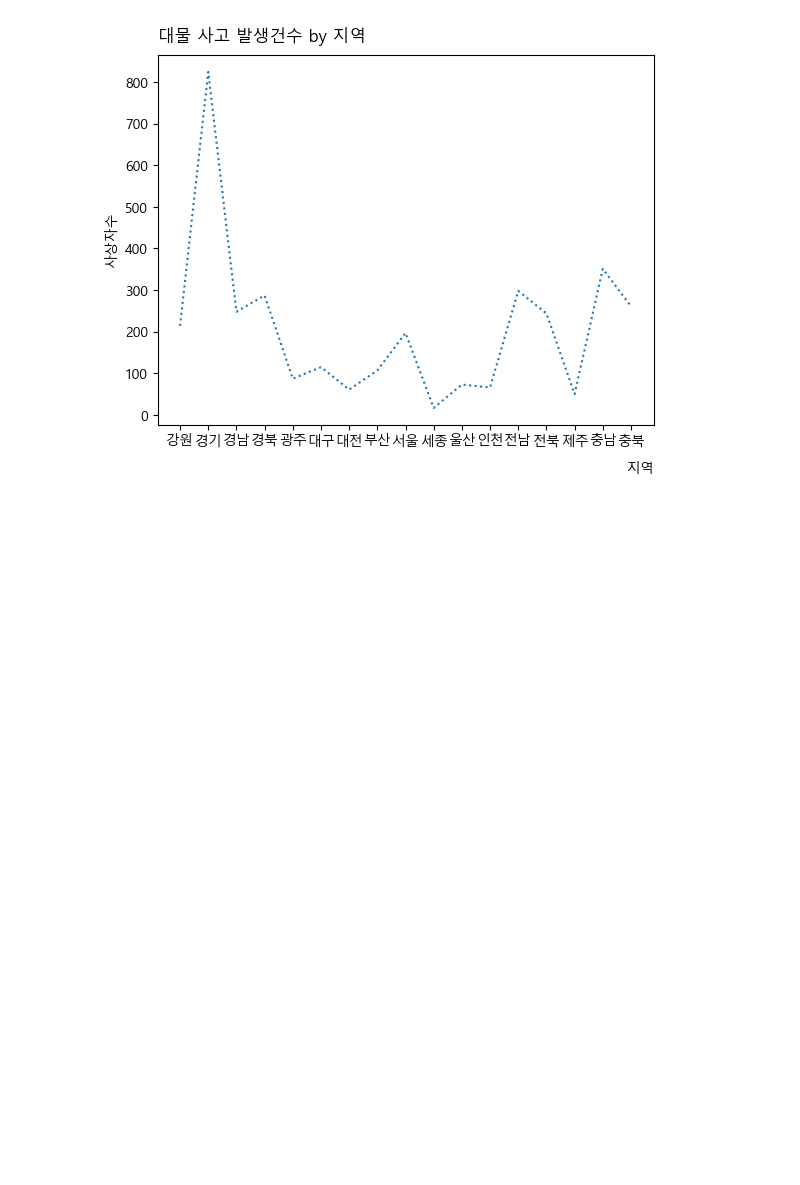
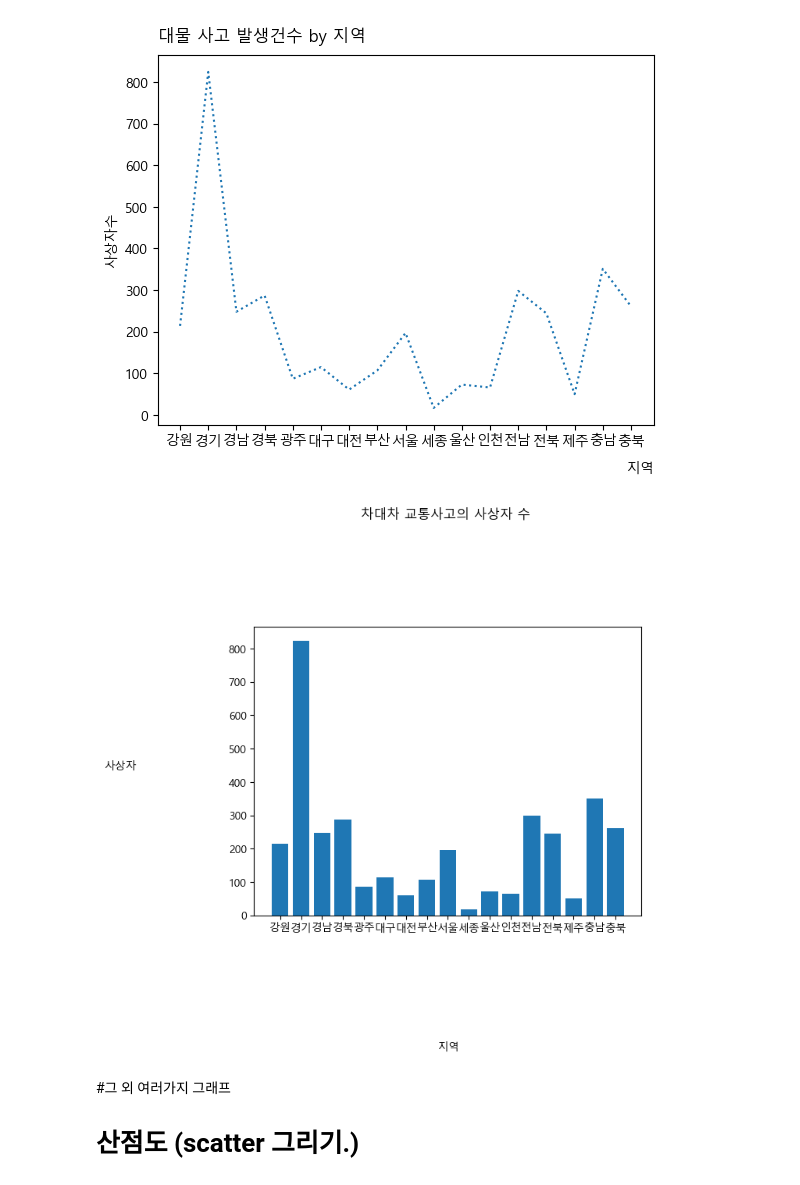
Before and after one commit to positivemultiplier/LG_DX_SCHOOL, a Jupyter notebook: 01_Foundation/python_lib/20250717_visualization.ipynb, the cells around one changed output. Cells and saved outputs as stored; diff of their text form; code cells hidden in the pictures; blank space fills up the shorter version.

```diff
--- a/01_Foundation/python_lib/20250717_visualization.ipynb
+++ b/01_Foundation/python_lib/20250717_visualization.ipynb
@@ -123,7 +123,7 @@ pd.set_option("display.max_columns", None)
 # 다시 리셋해서 ... 표시 나오게 만들자.
 # pd.reset_option("display.max_columns")
 # %%
-data = pd.read_csv("data/plot/Traffic_Accident_2017.csv", encoding="euc-kr")
+data = pd.read_csv("./data/plot/Traffic_Accident_2017.csv", encoding="euc-kr")
 data
 # 요일별로 사고 건수를 시각화해보자
 # 표를 좀 줄여서 세팅하자!
@@ -287,3 +288,24 @@ plt.ylabel("사상자수" )
 plt.show()
 # %% [output]
 [figure]
+# %%
+# bar 그래프를 그려보자
+plt.bar(x, y)
+
+
+# bar 그래프 꾸미기.
+plt.title("차대차 교통사고의 사상자 수 ", pad = 100, loc = "center" )
+
+#x축 지역
+plt.xlabel("지역", loc= "center", labelpad = 100)
+
+#y축 사상자 => 글 바꾸기.
+plt.ylabel("사상자",loc = "center" , labelpad = 100, rotation =0)
+
+# 그래프 보여줘
+plt.show()
+# %% [output]
+[figure, added]
+# %% [markdown]
+#그 외 여러가지 그래프
+# 산점도 (scatter 그리기.)
```
Also changed, not shown: parts of 9 cells of this notebook, 8 other files.
